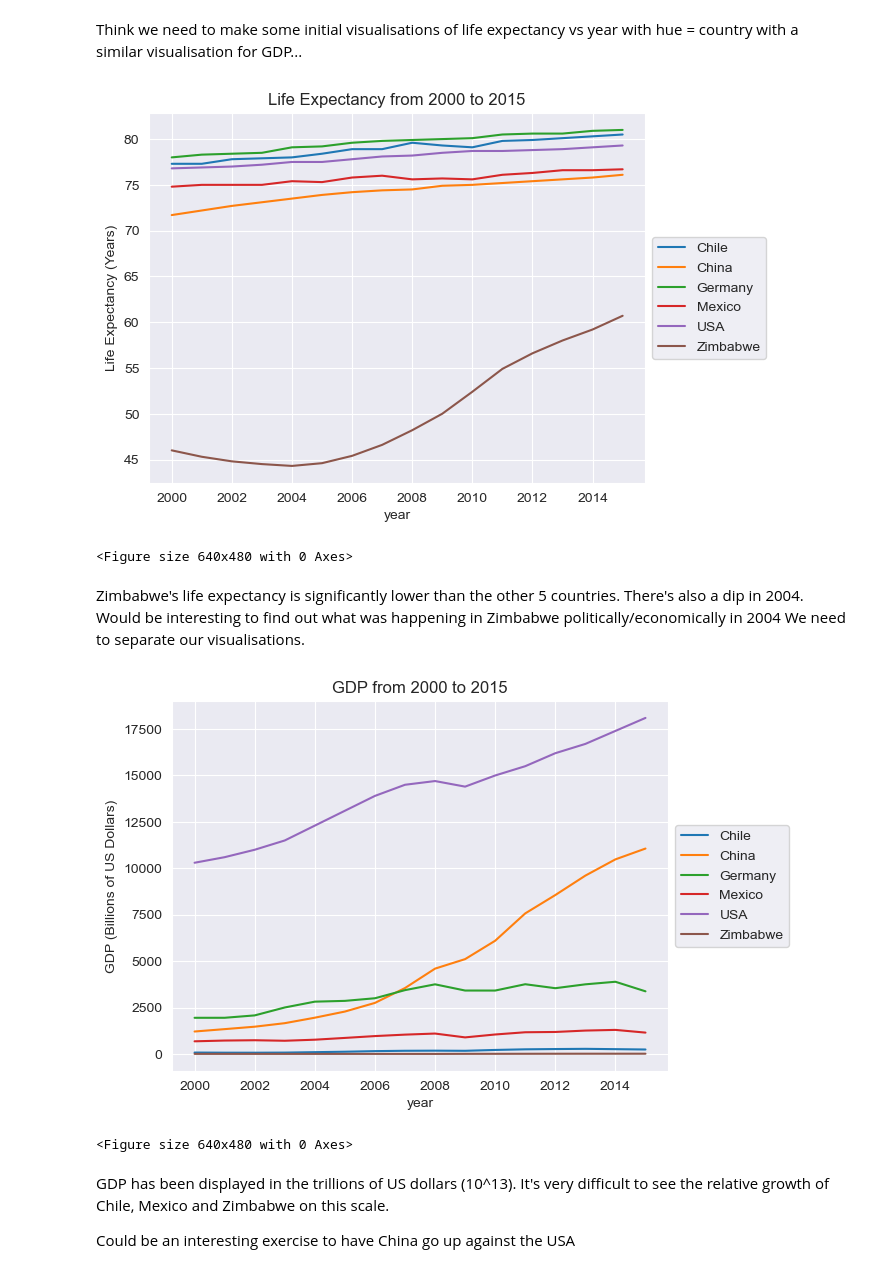
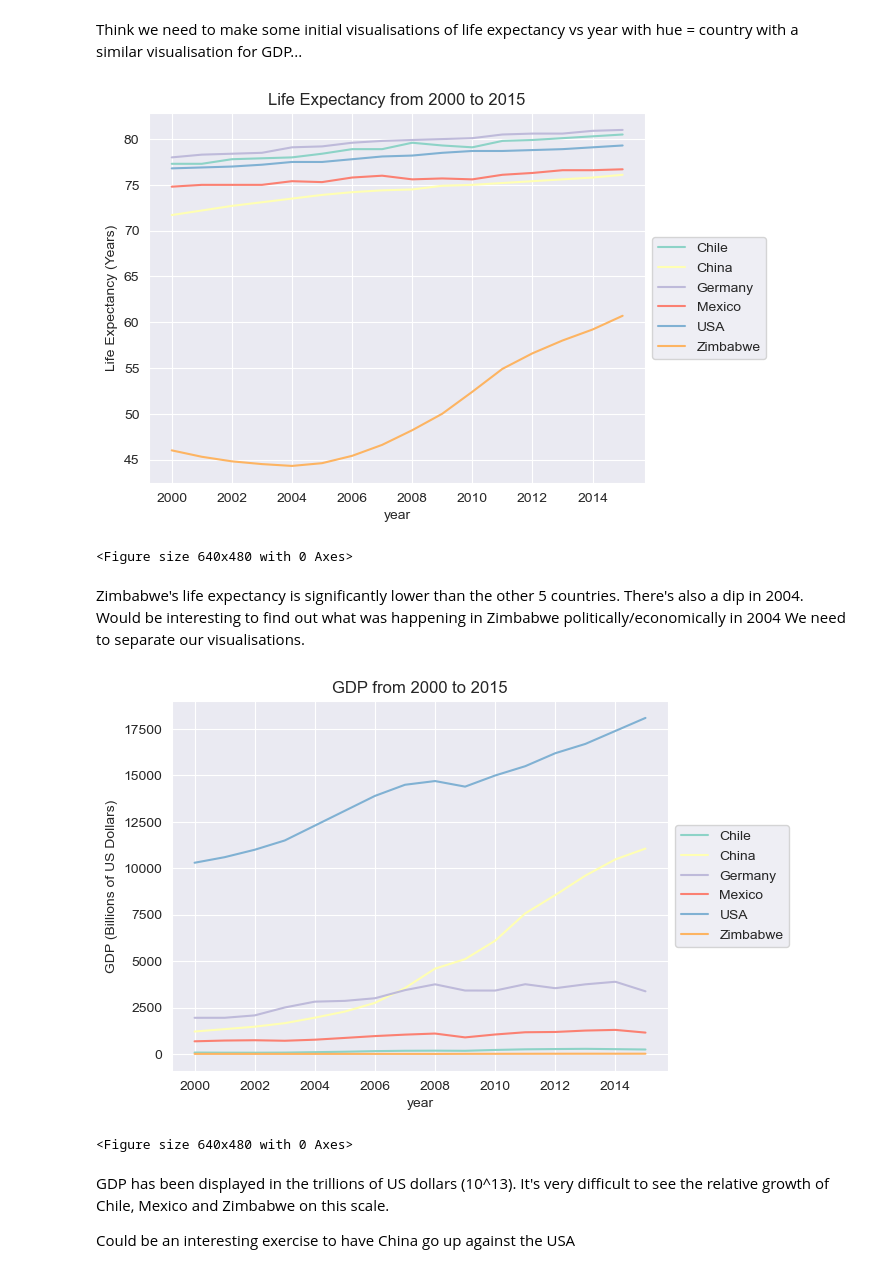
Before and after one commit to pineapple-bois/Life-Expectancy-and-GDP, a Jupyter notebook: life_expectancy_gdp.ipynb, the cells around one changed output. Saved outputs shown, nothing was run; the diff lists cells and outputs as text; code cells hidden in the pictures.

```diff
--- a/life_expectancy_gdp.ipynb
+++ b/life_expectancy_gdp.ipynb
@@ -61,28 +63,30 @@ New Columns:
 # %% [markdown]
 Think we need to make some initial visualisations of life expectancy vs year with hue = country with a similar visualisation for GDP...
 # %%
-sns.lineplot(x="year", y="life_expectancy", hue="country", data=who_data)
+sns.set_palette("Set3", 6)
+sns.lineplot(x="year", y="life_expectancy", hue="country", data=who_data,)
 plt.title("Life Expectancy from 2000 to 2015")
 plt.ylabel("Life Expectancy (Years)")
 plt.legend(loc='center left', bbox_to_anchor=(1, 0.5), ncol=1)
 plt.show()
 plt.clf()
 # %% [output]
-[figure, old version]
+[figure, new version]
 <Figure size 640x480 with 0 Axes>
 # %% [markdown]
 Zimbabwe's life expectancy is significantly lower than the other 5 countries.
 There's also a dip in 2004. Would be interesting to find out what was happening in Zimbabwe politically/economically in 2004
 We need to separate our visualisations.
 # %%
+sns.set_palette("Set3", 6)
 sns.lineplot(x="year", y="gdp_billions_usd", hue="country", data=who_data)
 plt.title("GDP from 2000 to 2015")
 plt.ylabel("GDP (Billions of US Dollars)")
 plt.legend(loc='center left', bbox_to_anchor=(1, 0.5), ncol=1)
 plt.show()
 plt.clf()
 # %% [output]
-[figure, old version]
+[figure, new version]
 <Figure size 640x480 with 0 Axes>
 # %% [markdown]
 GDP has been displayed in the trillions of US dollars (10^13).
```
Also changed, not shown: parts of 11 cells of this notebook.
